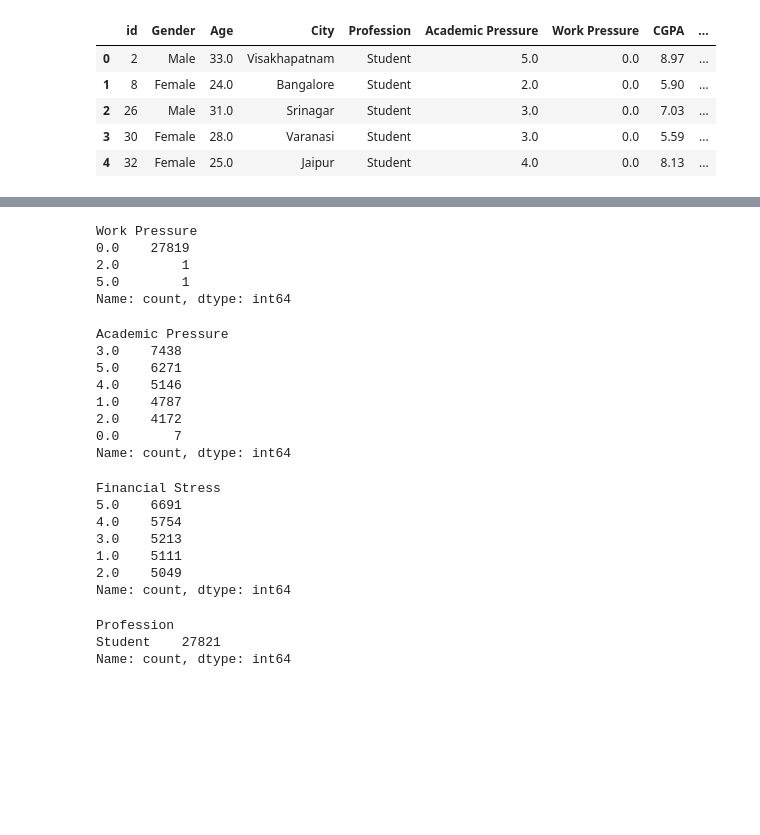
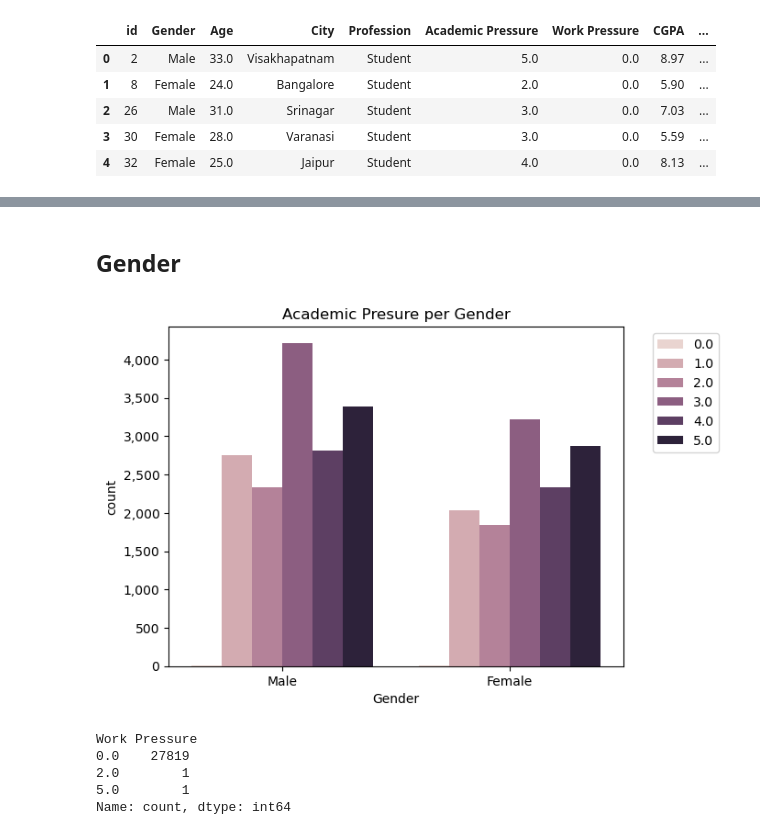
Before and after one commit to Djohnson1313/predicting_student_depression, a Jupyter notebook: predicting_student_depression.ipynb, the cells around one changed output, grey strips where cells are left out. Cells and saved outputs as stored; diff of their text form; code cells hidden in the pictures; blank space fills up the shorter version.

Commit message:
gender eda

```diff
--- a/predicting_student_depression.ipynb
+++ b/predicting_student_depression.ipynb
@@ -201,35 +176,24 @@ Name: count, dtype: int64
-# %%
-df['Work Pressure'].value_counts()
-# %% [output]
-Work Pressure
-0.0    27819
-2.0        1
-5.0        1
-Name: count, dtype: int64
-# %%
-df['Academic Pressure'].value_counts()
-# %% [output]
-Academic Pressure
-3.0    7438
-5.0    6271
-4.0    5146
-1.0    4787
-2.0    4172
-0.0       7
-Name: count, dtype: int64
-# %%
-df['Financial Stress'].value_counts()
-# %% [output]
-Financial Stress
-5.0    6691
-4.0    5754
-3.0    5213
-1.0    5111
-2.0    5049
-Name: count, dtype: int64
-# %%
-df['Profession'].value_counts()
-# %% [output]
-Profession
-Student    27821
-Name: count, dtype: int64
+# %% [markdown]
+## Gender
+# %%
+fig, ax = plt.subplots()
+
+sns.countplot(data = df, x = 'Gender', hue = 'Academic Pressure')
+
+ax.set_title('Academic Presure per Gender')
+plt.legend(bbox_to_anchor=(1.05, 1), loc='upper left')
+
+ax.get_yaxis().set_major_formatter(
+    plt.FuncFormatter(lambda x, p: format(int(x), ','))) # format labels
+
+plt.show();
+# %% [output]
+[figure, added]
+# %%
+df['Work Pressure'].value_counts()
+# %% [output]
+Work Pressure
+0.0    27819
+2.0        1
+5.0        1
+Name: count, dtype: int64
```
Also changed, not shown: parts of 13 cells of this notebook.
